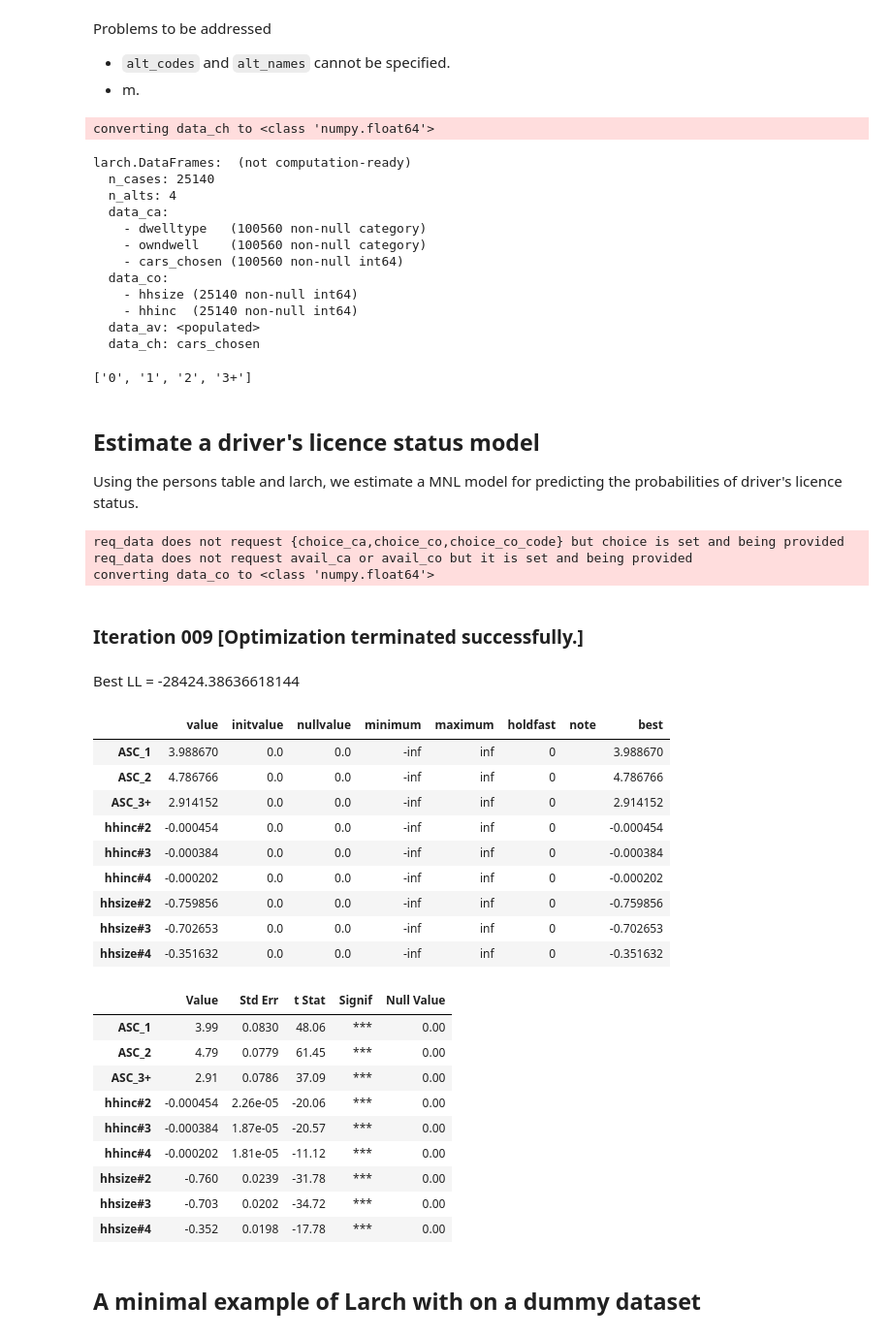
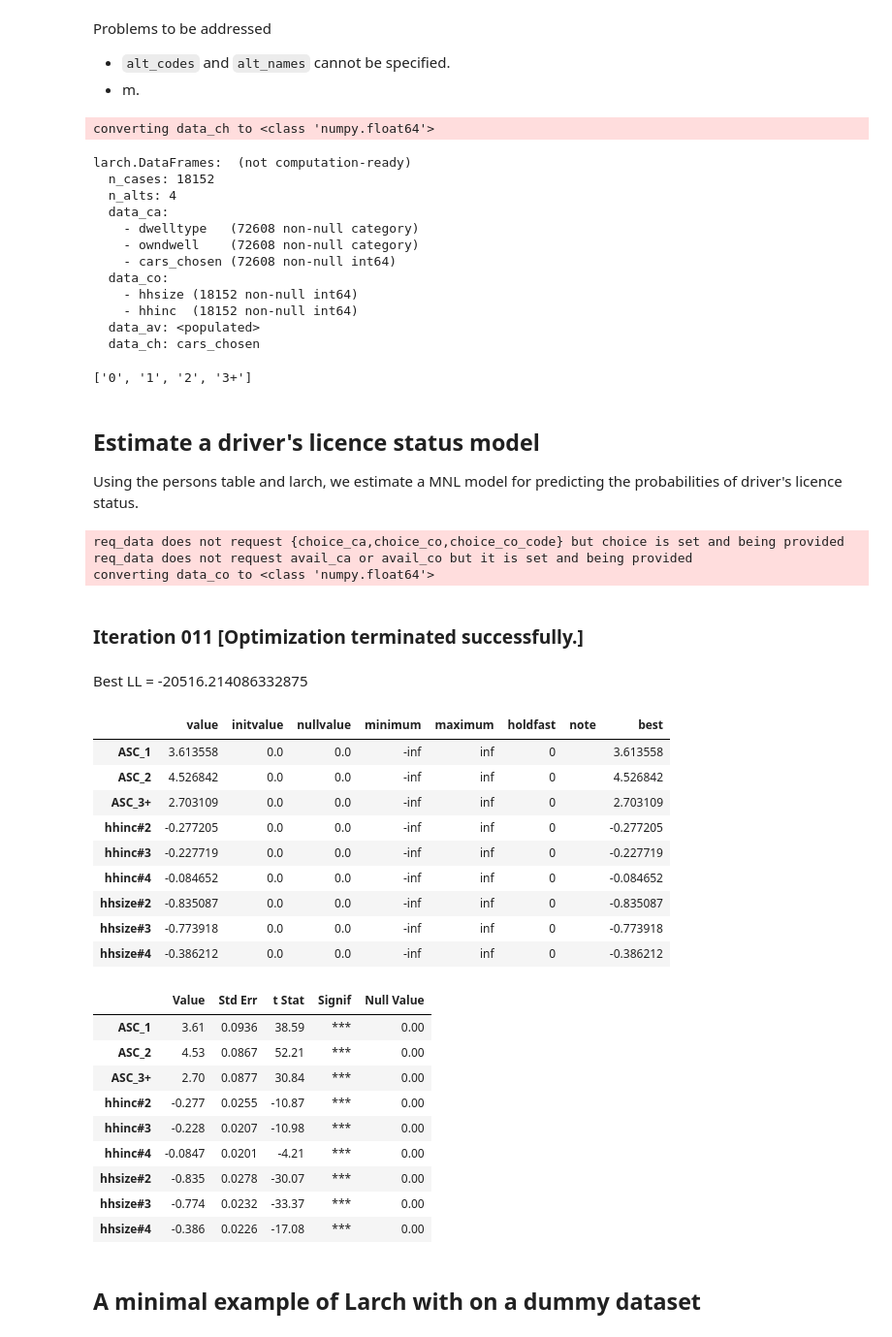
Before and after one commit to asiripanich/activitysim, a Jupyter notebook: scenarios/melbourne/notebooks/prepare_vista_hts_surveys.ipynb, the cells around one changed output. Shown: that part at 97% size. Cells and saved outputs as stored; diff of their text form; code cells hidden in the pictures.

```diff
--- a/scenarios/melbourne/notebooks/prepare_vista_hts_surveys.ipynb
+++ b/scenarios/melbourne/notebooks/prepare_vista_hts_surveys.ipynb
@@ -27,9 +27,9 @@ def read_csv_from_url(url):
     data_csv = pd.read_csv(data)
     return(data_csv)
 
-households = read_csv_from_url("https://unsw-my.sharepoint.com/:x:/g/personal/z5005182_ad_unsw_edu_au/EbLQEsk7UelFlyUGMUc2CckBDi3KNC7kW3l6XaNOHmkdaw?download=1")
-persons = read_csv_from_url("https://unsw-my.sharepoint.com/:x:/g/personal/z5005182_ad_unsw_edu_au/ESa25fnqOWxFmrwN0xNj6sMBMzFjvJM1fTccglqCc_8Dgg?download=1")
-trips = read_csv_from_url("https://unsw-my.sharepoint.com/:x:/g/personal/z5005182_ad_unsw_edu_au/EWFMhJS4WtFMvvRMLLCTmDsBA3zYHeOzsGOrfIuePRw9Yg?download=1")
+households = read_csv_from_url("https://unsw-my.sharepoint.com/:x:/g/personal/z5005182_ad_unsw_edu_au/EV8Hfp8JZypHlH71GnehJaUBtuY4UT-V7GKVB3u4cU0pXw?download=1")
+persons = read_csv_from_url("https://unsw-my.sharepoint.com/:x:/g/personal/z5005182_ad_unsw_edu_au/EbWPSMy15FdOs_ZemaVELN0B6OXFGVpE9oOuYNNTEcaPJg?download=1")
+trips = read_csv_from_url("https://unsw-my.sharepoint.com/:x:/g/personal/z5005182_ad_unsw_edu_au/EVrMgQU9fIdJv3-Mzf3grQUBPYy9U3BReZ_WYVTnGLZroQ?download=1")
 # %%
 households = households.rename(columns=str.lower)
 persons = persons.rename(columns=str.lower)
@@ -63,11 +78,12 @@ hhauto = (
         .filter(['hhid', 'cars_cat', 'dwelltype', 'hhsize', 'hhinc', 'owndwell'])
         .assign(
             # integerise household income (hhinc)
-            hhinc = lambda x: x.hhinc.str.strip().str.replace(r'\$|,', '').str.replace('^$', '0').astype(int),
+            # hhinc = lambda x: x.hhinc,#.str.strip(),#.str.replace('^$', '0'),#.astype(int),
+            hhinc = lambda x: np.where(x.hhinc == " ", 0, x.hhinc).astype(int), # TOFIX: " " is missing not 0, the right approach would be to impute the missing hhincome.
             owndwell = lambda x: x.owndwell.astype('category'),
             dwelltype = lambda x: x.dwelltype.astype('category')
         )
 )
 
-hhauto.statistics()
+hhauto.info()
 # %% [output]
@@ -129,15 +151,15 @@ d.alternative_names()
 # %% [output]
 converting data_ch to <class 'numpy.float64'>
 larch.DataFrames:  (not computation-ready)
-  n_cases: 25140
+  n_cases: 18152
   n_alts: 4
   data_ca:
-    - dwelltype   (100560 non-null category)
-    - owndwell    (100560 non-null category)
-    - cars_chosen (100560 non-null int64)
+    - dwelltype   (72608 non-null category)
+    - owndwell    (72608 non-null category)
+    - cars_chosen (72608 non-null int64)
   data_co:
-    - hhsize (25140 non-null int64)
-    - hhinc  (25140 non-null int64)
+    - hhsize (18152 non-null int64)
+    - hhinc  (18152 non-null int64)
   data_av: <populated>
   data_ch: cars_chosen
 ['0', '1', '2', '3+']
@@ -148,38 +172,38 @@ Using the persons table and larch, we estimate a MNL model for predicting the pr
 # %%
 m = lx.Model(dataservice=d)
-m.utility_co[1] = P("ASC_1") + P("hhinc#2") * X("hhinc") + P("hhsize#2") * X("hhsize")
-m.utility_co[2] = P("ASC_2") + P("hhinc#3") * X("hhinc") + P("hhsize#3") * X("hhsize")
-m.utility_co[3] = P("ASC_3+") + P("hhinc#4") * X("hhinc") + P("hhsize#4") * X("hhsize")
+m.utility_co[1] = P("ASC_1") + P("hhinc#2") * X("hhinc/1000") + P("hhsize#2") * X("hhsize")
+m.utility_co[2] = P("ASC_2") + P("hhinc#3") * X("hhinc/1000") + P("hhsize#3") * X("hhsize")
+m.utility_co[3] = P("ASC_3+") + P("hhinc#4") * X("hhinc/1000") + P("hhsize#4") * X("hhsize")
 # m.utility_co[4] = P("ASC_4+") + P("hhinc#5") * X("hhinc") + P("hhsize#5") * X("hhsize")
 # m.utility_ca = PX("x2")
 m.estimate()
 m.parameter_summary()
 # %% [output]
 req_data does not request {choice_ca,choice_co,choice_co_code} but choice is set and being provided
 req_data does not request avail_ca or avail_co but it is set and being provided
 converting data_co to <class 'numpy.float64'>
-Iteration 009 [Optimization terminated successfully.]
+Iteration 011 [Optimization terminated successfully.]
-Best LL = -28424.38636618144
+Best LL = -20516.214086332875
 |  | value | initvalue | nullvalue | minimum | maximum | holdfast | note | best |
-| ASC_1 | 3.988670 | 0.0 | 0.0 | -inf | inf | 0 |  | 3.988670 |
-| ASC_2 | 4.786766 | 0.0 | 0.0 | -inf | inf | 0 |  | 4.786766 |
-| ASC_3+ | 2.914152 | 0.0 | 0.0 | -inf | inf | 0 |  | 2.914152 |
-| hhinc#2 | -0.000454 | 0.0 | 0.0 | -inf | inf | 0 |  | -0.000454 |
-| hhinc#3 | -0.000384 | 0.0 | 0.0 | -inf | inf | 0 |  | -0.000384 |
-| hhinc#4 | -0.000202 | 0.0 | 0.0 | -inf | inf | 0 |  | -0.000202 |
-| hhsize#2 | -0.759856 | 0.0 | 0.0 | -inf | inf | 0 |  | -0.759856 |
-| hhsize#3 | -0.702653 | 0.0 | 0.0 | -inf | inf | 0 |  | -0.702653 |
-| hhsize#4 | -0.351632 | 0.0 | 0.0 | -inf | inf | 0 |  | -0.351632 |
+| ASC_1 | 3.613558 | 0.0 | 0.0 | -inf | inf | 0 |  | 3.613558 |
+| ASC_2 | 4.526842 | 0.0 | 0.0 | -inf | inf | 0 |  | 4.526842 |
+| ASC_3+ | 2.703109 | 0.0 | 0.0 | -inf | inf | 0 |  | 2.703109 |
+| hhinc#2 | -0.277205 | 0.0 | 0.0 | -inf | inf | 0 |  | -0.277205 |
+| hhinc#3 | -0.227719 | 0.0 | 0.0 | -inf | inf | 0 |  | -0.227719 |
+| hhinc#4 | -0.084652 | 0.0 | 0.0 | -inf | inf | 0 |  | -0.084652 |
+| hhsize#2 | -0.835087 | 0.0 | 0.0 | -inf | inf | 0 |  | -0.835087 |
+| hhsize#3 | -0.773918 | 0.0 | 0.0 | -inf | inf | 0 |  | -0.773918 |
+| hhsize#4 | -0.386212 | 0.0 | 0.0 | -inf | inf | 0 |  | -0.386212 |
 |  | Value | Std Err | t Stat | Signif | Null Value |
-| ASC_1 | 3.99 | 0.0830 | 48.06 | *** | 0.00 |
-| ASC_2 | 4.79 | 0.0779 | 61.45 | *** | 0.00 |
-| ASC_3+ | 2.91 | 0.0786 | 37.09 | *** | 0.00 |
-| hhinc#2 | -0.000454 | 2.26e-05 | -20.06 | *** | 0.00 |
-| hhinc#3 | -0.000384 | 1.87e-05 | -20.57 | *** | 0.00 |
-| hhinc#4 | -0.000202 | 1.81e-05 | -11.12 | *** | 0.00 |
-| hhsize#2 | -0.760 | 0.0239 | -31.78 | *** | 0.00 |
-| hhsize#3 | -0.703 | 0.0202 | -34.72 | *** | 0.00 |
-| hhsize#4 | -0.352 | 0.0198 | -17.78 | *** | 0.00 |
+| ASC_1 | 3.61 | 0.0936 | 38.59 | *** | 0.00 |
+| ASC_2 | 4.53 | 0.0867 | 52.21 | *** | 0.00 |
+| ASC_3+ | 2.70 | 0.0877 | 30.84 | *** | 0.00 |
+| hhinc#2 | -0.277 | 0.0255 | -10.87 | *** | 0.00 |
+| hhinc#3 | -0.228 | 0.0207 | -10.98 | *** | 0.00 |
+| hhinc#4 | -0.0847 | 0.0201 | -4.21 | *** | 0.00 |
+| hhsize#2 | -0.835 | 0.0278 | -30.07 | *** | 0.00 |
+| hhsize#3 | -0.774 | 0.0232 | -33.37 | *** | 0.00 |
+| hhsize#4 | -0.386 | 0.0226 | -17.08 | *** | 0.00 |
 # %% [markdown]
 ## A minimal example of Larch with on a dummy dataset
 # %%
```
Also changed, not shown: parts of 5 cells of this notebook.
